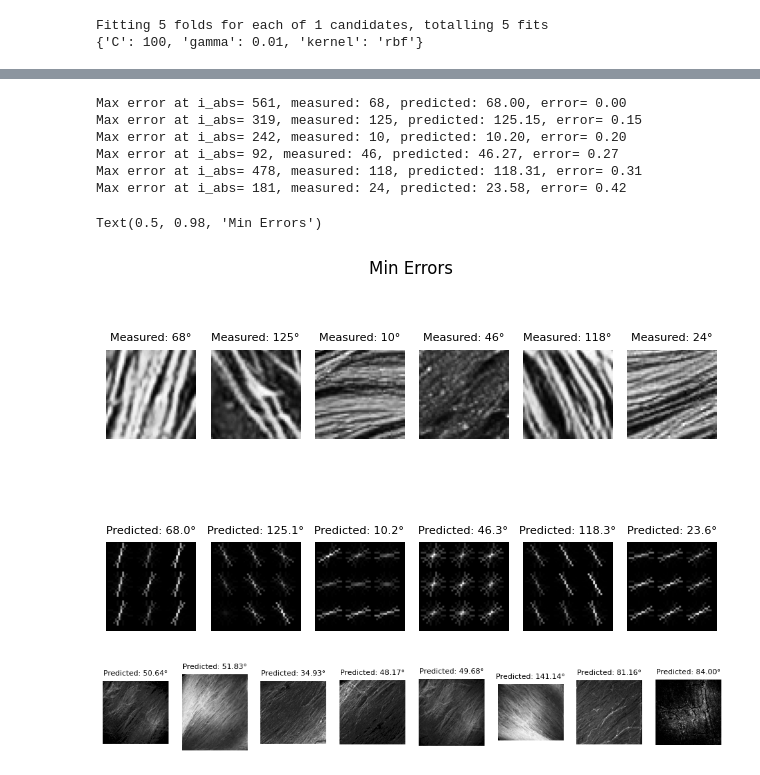
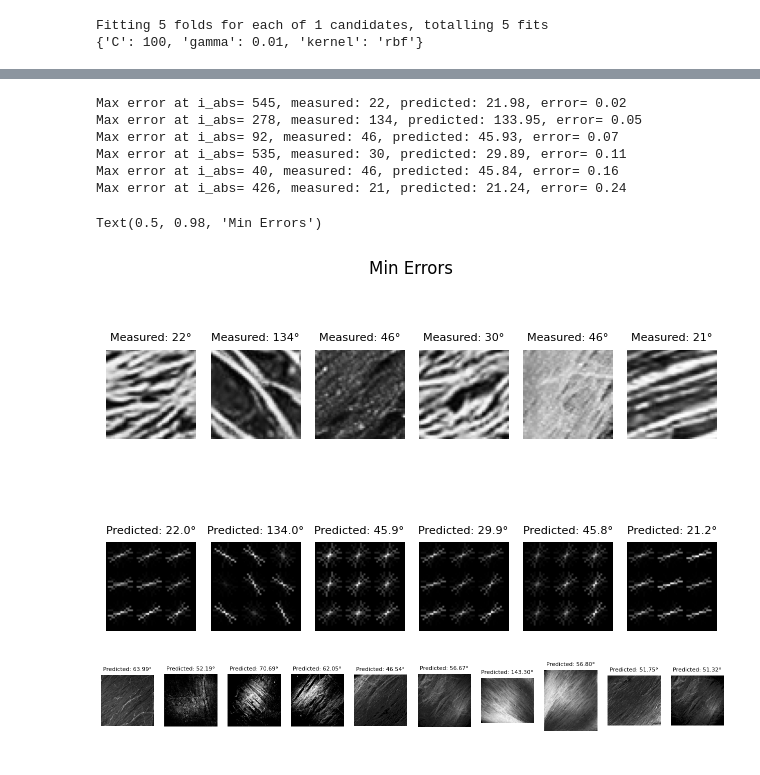
Before and after one commit to hkc5/fiber-prediction, a Jupyter notebook: main.ipynb, the cells around one changed output, grey strips where cells are left out. Drawn from its saved outputs; the diff is of its cells as text; code cells hidden in the pictures.

```diff
--- a/main.ipynb
+++ b/main.ipynb
@@ -180,7 +185,7 @@ for i in np.arange(0, no_pics):
     print(f"Max error at i_abs= {i_abs}, measured: {y_test[i_max_error][0]}, predicted: {y_pred[i_max_error][0]:.2f}, error= {y_error_sorted[i]:.2f}")
 
     img_dir= img_directories[i_abs]
-    img= cv2.imread(img_dir, cv2.IMREAD_GRAYSCALE)
+    img= get_img(img_dir)
 
     hog_features, hog_image = hog(img, orientations= 8, pixels_per_cell= (int(img.shape[0]/3), int(img.shape[1]/3)),
                         visualize=True, feature_vector= True)
@@ -223,7 +228,7 @@ for i in np.arange(0, no_pics):
     print(f"Max error at i_abs= {i_abs}, measured: {y_test[i_max_error][0]}, predicted: {y_pred[i_max_error][0]:.2f}, error= {y_error_sorted[i]:.2f}")
 
     img_dir= img_directories[i_abs]
-    img= cv2.imread(img_dir, cv2.IMREAD_GRAYSCALE)
+    img= get_img(img_dir)
 
     hog_features, hog_image = hog(img, orientations= 8, pixels_per_cell= (int(img.shape[0]/3), int(img.shape[1]/3)),
                         visualize=True, feature_vector= True)
@@ -242,41 +247,38 @@ for i in np.arange(0, no_pics):
 plt.tight_layout()
 plt.suptitle("Min Errors")
 # %% [output]
-Max error at i_abs= 561, measured: 68, predicted: 68.00, error= 0.00
-Max error at i_abs= 319, measured: 125, predicted: 125.15, error= 0.15
-Max error at i_abs= 242, measured: 10, predicted: 10.20, error= 0.20
-Max error at i_abs= 92, measured: 46, predicted: 46.27, error= 0.27
-Max error at i_abs= 478, measured: 118, predicted: 118.31, error= 0.31
-Max error at i_abs= 181, measured: 24, predicted: 23.58, error= 0.42
+Max error at i_abs= 545, measured: 22, predicted: 21.98, error= 0.02
+Max error at i_abs= 278, measured: 134, predicted: 133.95, error= 0.05
+Max error at i_abs= 92, measured: 46, predicted: 45.93, error= 0.07
+Max error at i_abs= 535, measured: 30, predicted: 29.89, error= 0.11
+Max error at i_abs= 40, measured: 46, predicted: 45.84, error= 0.16
+Max error at i_abs= 426, measured: 21, predicted: 21.24, error= 0.24
 Text(0.5, 0.98, 'Min Errors')
-[figure, old version]
+[figure, new version]
 # %%
 por_feature_matrix= []
 por_img_directories= []
 
-for i in range(1, 10):
-    img_dir= "./pictures/por_image/" + str(i) + ".png"
-    try:
-        feature_vec= get_feature_vector(img_dir, grid_q= GRIDQ, orientation= 10, edge= False)
-        por_feature_matrix.append(feature_vec)
-        por_img_directories.append(img_dir)
-    except:
-        pass
-clear_output()
+for img_dir in os.listdir("./pictures/por_image/"):
+    img_dir= "./pictures/por_image/" + img_dir
+    img= get_img(img_dir)
+    feature_vec= get_feature_vector(img, grid_q= GRIDQ, no_orientation= ORIENTATION)
+    por_feature_matrix.append(feature_vec)
+    por_img_directories.append(img_dir)
 
 por_feature_matrix= np.array(por_feature_matrix)
 por_prediction= model.predict(por_feature_matrix)
 
-fig, axs= plt.subplots(1, len(por_img_directories), figsize= (12, 8))
+fig, axs= plt.subplots(1, len(por_img_directories), figsize= (16, 8))
 for i, img_dir in enumerate(por_img_directories):
     img= cv2.imread(img_dir, cv2.IMREAD_GRAYSCALE)
 
     hog_features, hog_image = hog(img, orientations= 8, pixels_per_cell= (int(img.shape[0]/4), int(img.shape[1]/4)),
                         visualize=True, feature_vector= True)
 
     plt.subplot(1, len(por_img_directories), i+1)
     plt.imshow(img, cmap= "gray")
     plt.axis("off")
     plt.title(f"Predicted: {por_prediction[i]:.2f}{chr(176)}", size= 8)
 # %% [output]
-[figure, old version]
+[figure, new version]
```
Also changed, not shown: parts of 9 cells of this notebook, 3 other files.
